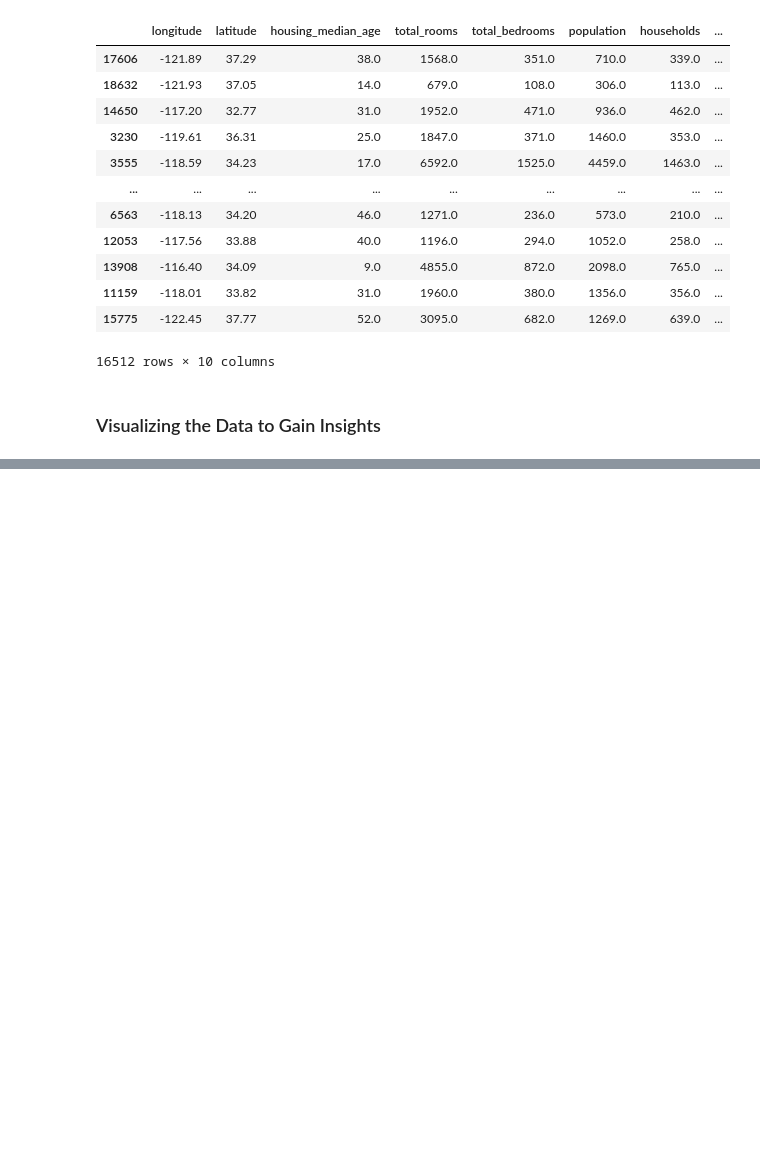
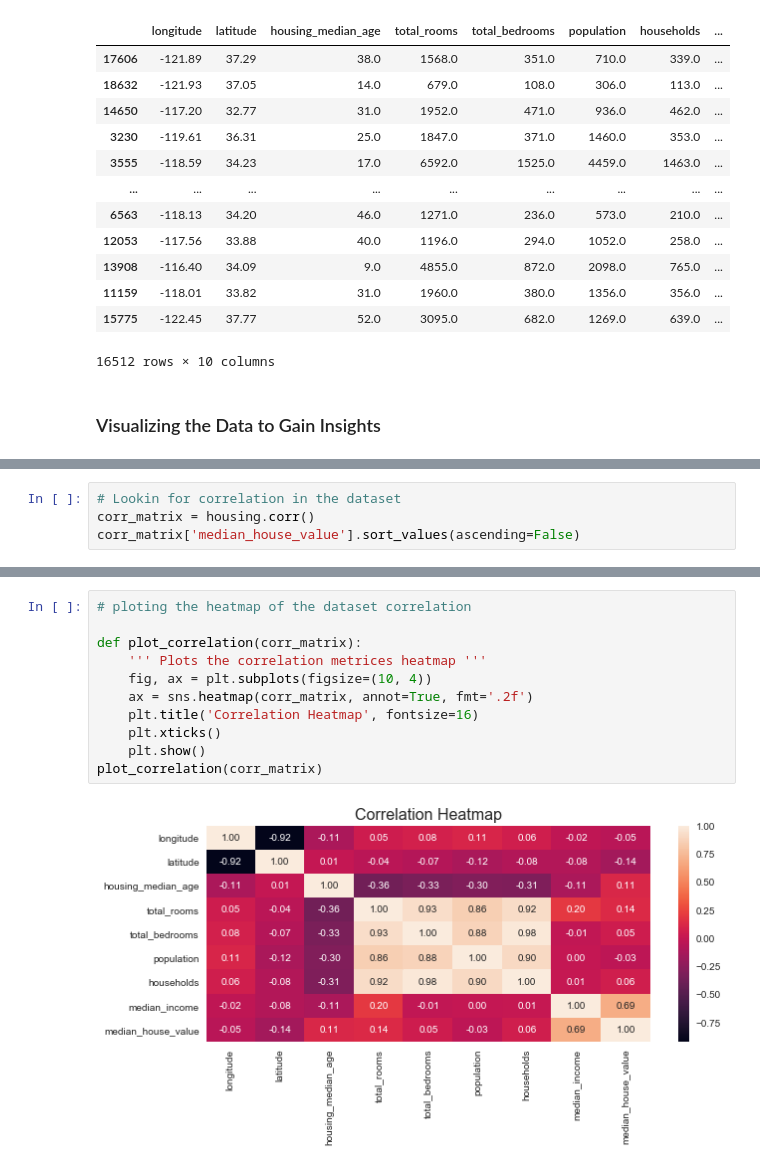
Before and after one commit to wolfdale229/100daysofmlcodes, a Jupyter notebook: End to End Project Overview.ipynb, the cells around one changed output, grey strips where cells are left out. Cells and saved outputs as stored; diff of their text form; blank space fills up the shorter version.

```diff
--- a/End to End Project Overview.ipynb
+++ b/End to End Project Overview.ipynb
@@ -172,0 +185,4 @@ plt.show()
+# %%
+# Lookin for correlation in the dataset
+corr_matrix = housing.corr()
+corr_matrix['median_house_value'].sort_values(ascending=False)
@@ -172,0 +213,13 @@ plt.show()
+# %%
+# ploting the heatmap of the dataset correlation
+
+def plot_correlation(corr_matrix):
+    ''' Plots the correlation metrices heatmap '''
+    fig, ax = plt.subplots(figsize=(10, 4))
+    ax = sns.heatmap(corr_matrix, annot=True, fmt='.2f')
+    plt.title('Correlation Heatmap', fontsize=16)
+    plt.xticks()
+    plt.show()
+plot_correlation(corr_matrix)
+# %% [output]
+[figure, added]
```
Also changed, not shown: parts of 34 cells of this notebook, 1 other file.
